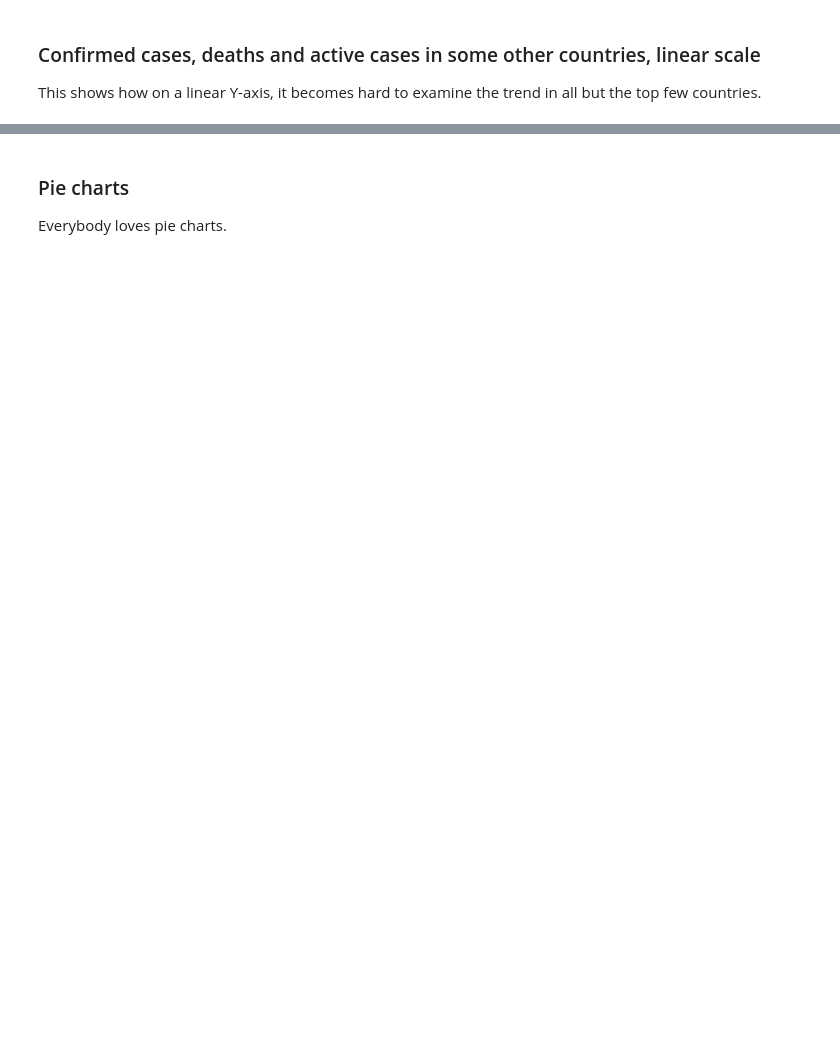
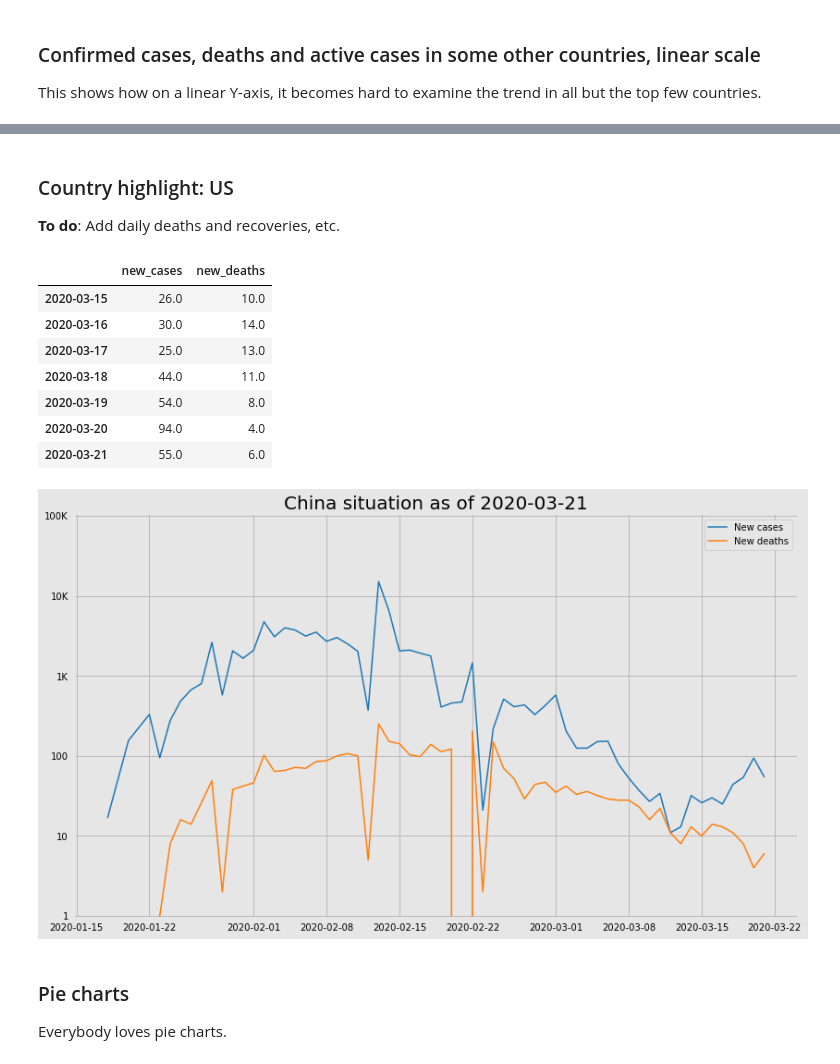
Before and after one commit to JeroenKools/covid19, a Jupyter notebook: COVID-19.ipynb, the cells around one changed output, grey strips where cells are left out. Drawn from its saved outputs; the diff is of its cells as text; code cells hidden in the pictures; blank space fills up the shorter version.

```diff
--- a/COVID-19.ipynb
+++ b/COVID-19.ipynb
@@ -178,3 +159,19 @@ for y_metric in ["confirmed", "deaths", "active"]:
+# %% [markdown]
+### Country highlight: US
+
+**To do**: Add daily deaths and recoveries, etc.
+# %%
+data.country_highlight("China")
+# %% [output]
+|  | new_cases | new_deaths |
+| 2020-03-15 | 26.0 | 10.0 |
+| 2020-03-16 | 30.0 | 14.0 |
+| 2020-03-17 | 25.0 | 13.0 |
+| 2020-03-18 | 44.0 | 11.0 |
+| 2020-03-19 | 54.0 | 8.0 |
+| 2020-03-20 | 94.0 | 4.0 |
+| 2020-03-21 | 55.0 | 6.0 |
+[figure, added]
 # %% [markdown]
 ### Pie charts
 
```
Also changed, not shown: parts of 13 cells of this notebook, 2 other files.
